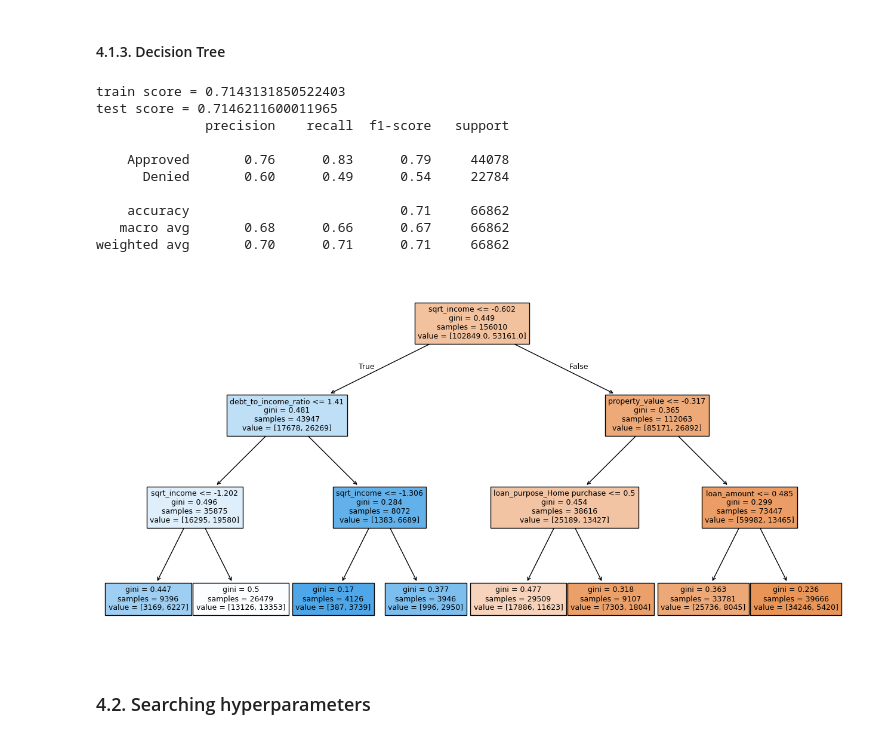
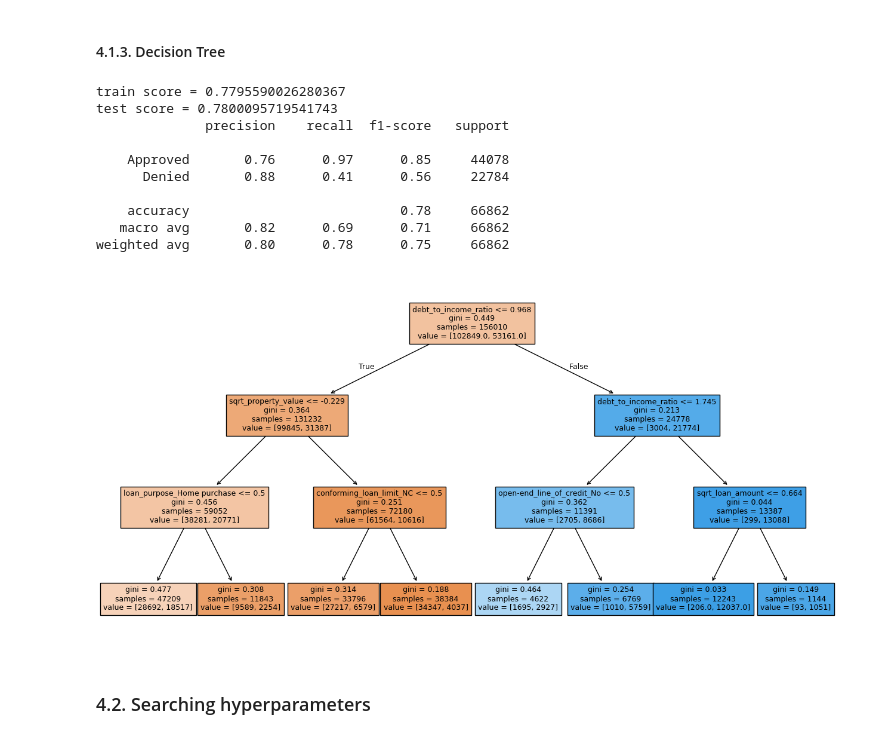
Before and after one commit to hpmartins/mlai-ucb-codes, a Jupyter notebook: capstone_project/file_3_modeling.ipynb, the cells around one changed output. Cells and saved outputs as stored; diff of their text form; code cells hidden in the pictures.

```diff
--- a/capstone_project/file_3_modeling.ipynb
+++ b/capstone_project/file_3_modeling.ipynb
@@ -116,7 +79,12 @@ Name: count, dtype: int64
 # %%
 tract_features = [x for x in df.columns if x.startswith("tract_")]
 
-numerical_loan_features = ["debt_to_income_ratio", "loan_term", "loan_to_value_ratio"]
+numerical_loan_features = [
+    "debt_to_income_ratio",
+    "debt_to_income_ratio_df",
+    "loan_term",
+    "loan_to_value_ratio",
+]
 numerical_currency_features = ["property_value", "income", "loan_amount"]
 numerical_sqrt_currency_features = [
     "sqrt_income",
@@ -167,8 +135,8 @@ X = df[
     numerical_loan_features
     + numerical_currency_features
     + numerical_sqrt_currency_features
-    + categorical_applicant_features
-    + categorical_coapplicant_features
+    # + categorical_applicant_features
+    # + categorical_coapplicant_features
     + categorical_loan_features
     + binary_features
     # + derived_features
@@ -244,12 +218,12 @@ weighted avg       0.73      0.74      0.73     66862
 # %% [markdown]
 #### 4.1.2. K-Nearest Neighbors (KNN)
 # %%
-# pipeline = Pipeline(
-#     [
-#         ("preprocess", main_column_transformer()),
-#         ("model", KNeighborsClassifier()),
-#     ]
-# )
-# pipeline.fit(X_train, y_train)
-# get_info(pipeline)
-# print(classification_report(y_test, pipeline.predict(X_test)))
+pipeline = Pipeline(
+    [
+        ("preprocess", main_column_transformer()),
+        ("model", KNeighborsClassifier(n_neighbors=10, n_jobs=-1)),
+    ]
+)
+pipeline.fit(X_train, y_train)
+get_info(pipeline)
+print(classification_report(y_test, pipeline.predict(X_test)))
@@ -266,22 +251,28 @@ pipeline.fit(X_train, y_train)
 get_info(pipeline)
 print(classification_report(y_test, pipeline.predict(X_test)))
 # %% [output]
-train score = 0.7143131850522403
-test score = 0.7146211600011965
+train score = 0.7795590026280367
+test score = 0.7800095719541743
               precision    recall  f1-score   support
 
-    Approved       0.76      0.83      0.79     44078
-      Denied       0.60      0.49      0.54     22784
+    Approved       0.76      0.97      0.85     44078
+      Denied       0.88      0.41      0.56     22784
 
-    accuracy                           0.71     66862
-   macro avg       0.68      0.66      0.67     66862
-weighted avg       0.70      0.71      0.71     66862
+    accuracy                           0.78     66862
+   macro avg       0.82      0.69      0.71     66862
+weighted avg       0.80      0.78      0.75     66862
 # %%
-f, ax = plt.subplots(figsize=(16,8))
-plot_tree(pipeline.named_steps['model'], feature_names = pipeline[0].get_feature_names_out(), fontsize=9, filled=True, ax=ax)
+f, ax = plt.subplots(figsize=(16, 8))
+plot_tree(
+    pipeline.named_steps["model"],
+    feature_names=pipeline[0].get_feature_names_out(),
+    fontsize=9,
+    filled=True,
+    ax=ax,
+)
 plt.show()
 # %% [output]
-[figure, old version]
+[figure, new version]
 # %% [markdown]
 ### 4.2. Searching hyperparameters
 # %% [markdown]
```
Also changed, not shown: parts of 22 cells of this notebook, 1 other file.
